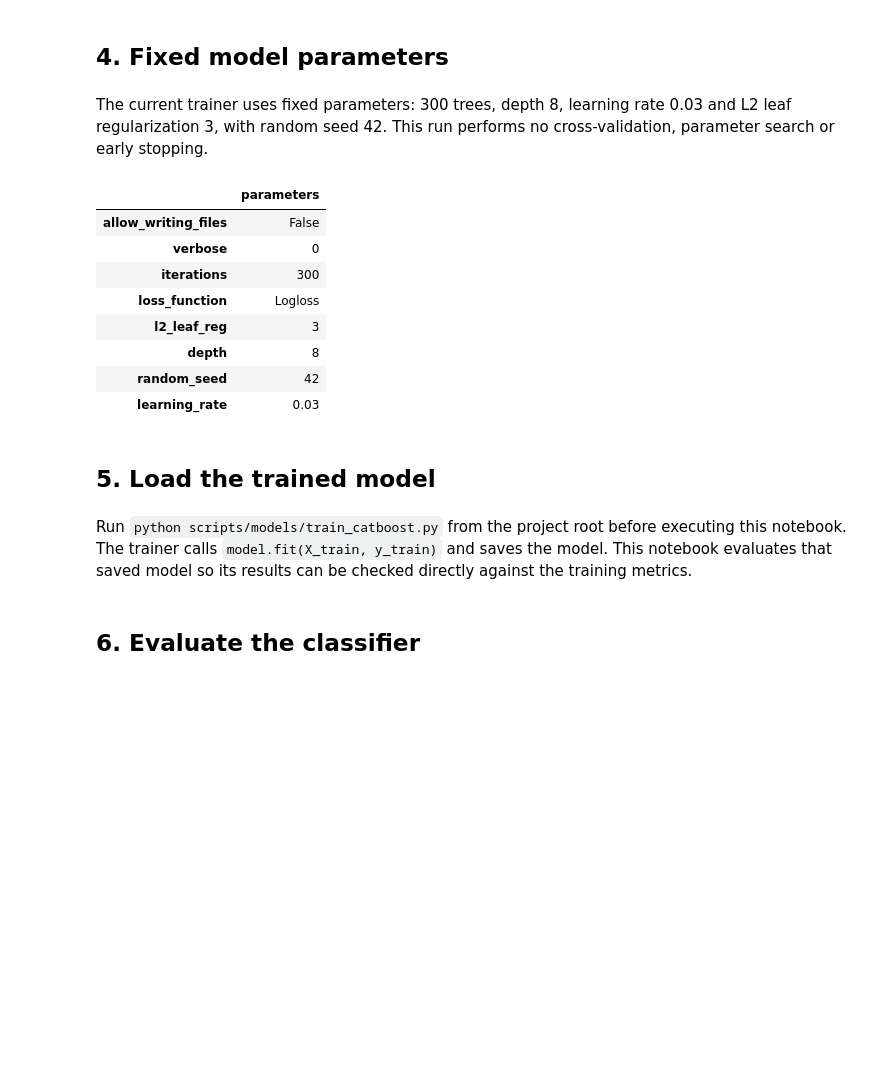
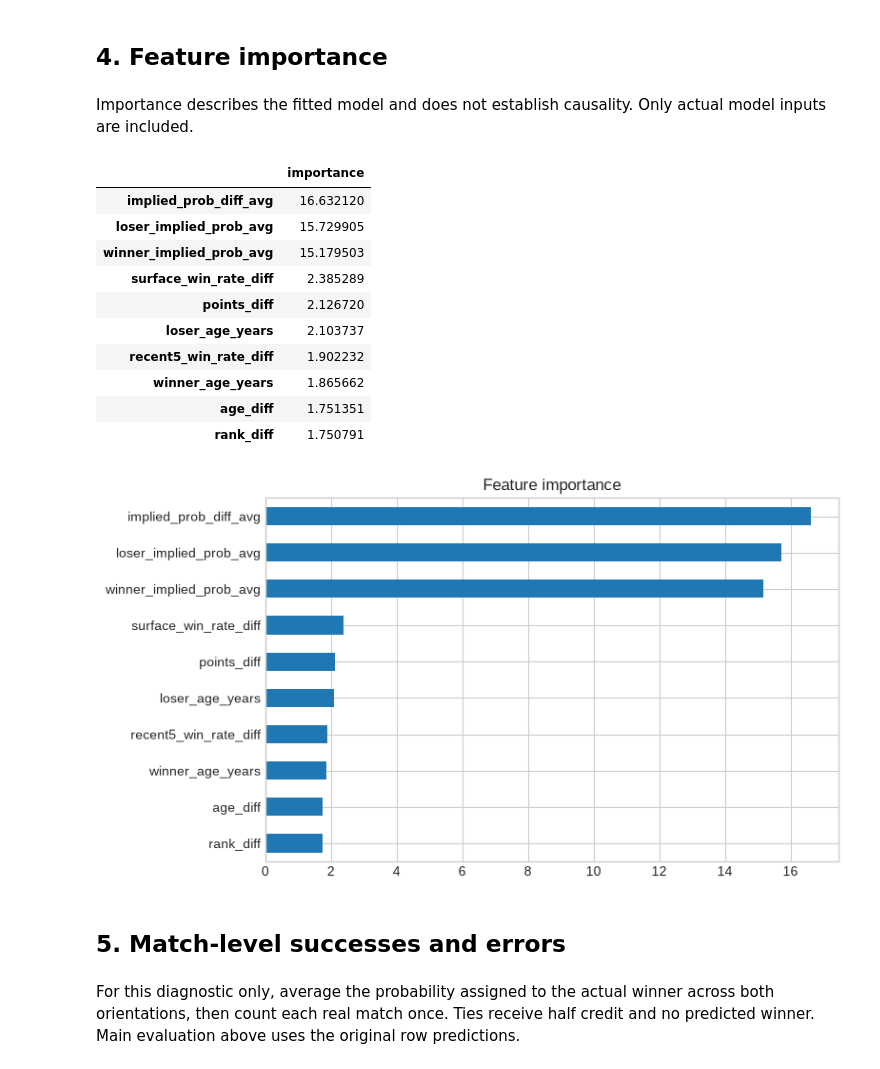
Before and after one commit to K4mp47/tennis_prediction, a Jupyter notebook: docs/catboost_training_analysis.ipynb, the cells around one changed output. Cells and saved outputs as stored; diff of their text form; code cells hidden in the pictures; blank space fills up the shorter version.

```diff
--- a/docs/catboost_training_analysis.ipynb
+++ b/docs/catboost_training_analysis.ipynb
@@ -159,7 +175,12 @@ approximately 50%.
 # %%
-baseline = DummyClassifier(strategy="most_frequent")
-baseline.fit(X_train, y_train)
-baseline_accuracy = accuracy_score(y_test, baseline.predict(X_test))
-
-print(f"Naive baseline accuracy: {baseline_accuracy:.4f}")
+ConfusionMatrixDisplay.from_predictions(
+    y_test, test_prediction, display_labels=[TEXT["player_b"], TEXT["player_a"]], cmap="Blues",
+)
+plt.title(TEXT["confusion"])
+plt.grid(False)
+plt.show()
+print(classification_report(y_test, test_prediction, target_names=[TEXT["player_b"], TEXT["player_a"]], digits=4))
+RocCurveDisplay.from_predictions(y_test, test_probability, name="CatBoost")
+plt.plot([0, 1], [0, 1], "--", color="gray")
+plt.show()
 # %% [output]
@@ -167,29 +197,31 @@ Naive baseline accuracy: 0.5000
 # %% [markdown]
-## 4. Fixed model parameters
+## 4. Feature importance
 # %% [markdown]
-The current trainer uses fixed parameters: 300 trees, depth 8,
-learning rate 0.03 and L2 leaf regularization 3, with random seed 42.
-This run performs no cross-validation, parameter search or early stopping.
+Importance describes the fitted model and does not establish causality. Only actual model inputs are included.
 # %%
-model = CatBoostClassifier()
-model.load_model(str(MODEL_PATH))
-display(pd.Series(model.get_params(), name="parameters").to_frame())
+feature_importance = pd.Series(
+    model.get_feature_importance(Pool(X_train, y_train, cat_features=categorical_features)),
+    index=feature_names, name="importance",
+).sort_values(ascending=False)
+assert np.isfinite(feature_importance).all() and feature_importance.sum() > 0
+display(feature_importance.head(10).to_frame())
+feature_importance.head(10).sort_values().plot.barh(figsize=(8, 4.5), title=TEXT["importance"])
+plt.tight_layout()
+plt.show()
 # %% [output]
-|  | parameters |
-| allow_writing_files | False |
-| verbose | 0 |
-| iterations | 300 |
-| loss_function | Logloss |
-| l2_leaf_reg | 3 |
-| depth | 8 |
-| random_seed | 42 |
-| learning_rate | 0.03 |
+|  | importance |
+| implied_prob_diff_avg | 16.632120 |
+| loser_implied_prob_avg | 15.729905 |
+| winner_implied_prob_avg | 15.179503 |
+| surface_win_rate_diff | 2.385289 |
+| points_diff | 2.126720 |
+| loser_age_years | 2.103737 |
+| recent5_win_rate_diff | 1.902232 |
+| winner_age_years | 1.865662 |
+| age_diff | 1.751351 |
+| rank_diff | 1.750791 |
+[figure, added]
 # %% [markdown]
-## 5. Load the trained model
+## 5. Match-level successes and errors
 # %% [markdown]
-Run `python scripts/models/train_catboost.py` from the project root
-before executing this notebook. The trainer calls `model.fit(X_train, y_train)`
-and saves the model. This notebook evaluates that saved model so its results
-can be checked directly against the training metrics.
+For this diagnostic only, average the probability assigned to the actual winner across both orientations, then count each real match once. Ties receive half credit and no predicted winner. Main evaluation above uses the original row predictions.
-# %% [markdown]
-## 6. Evaluate the classifier
```
Also changed, not shown: parts of 44 cells of this notebook, 11 other files.
